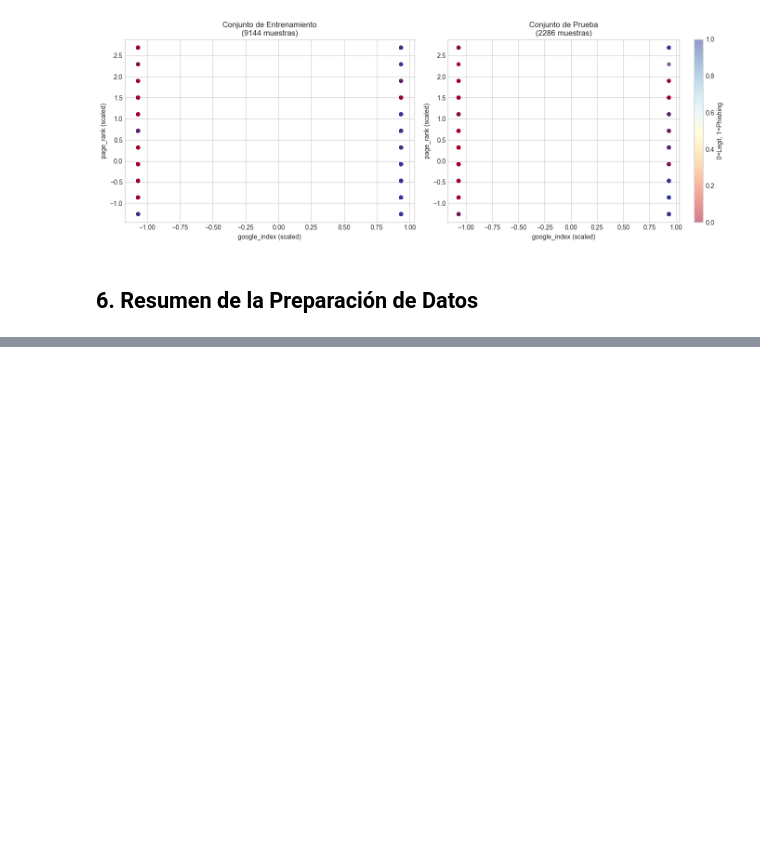
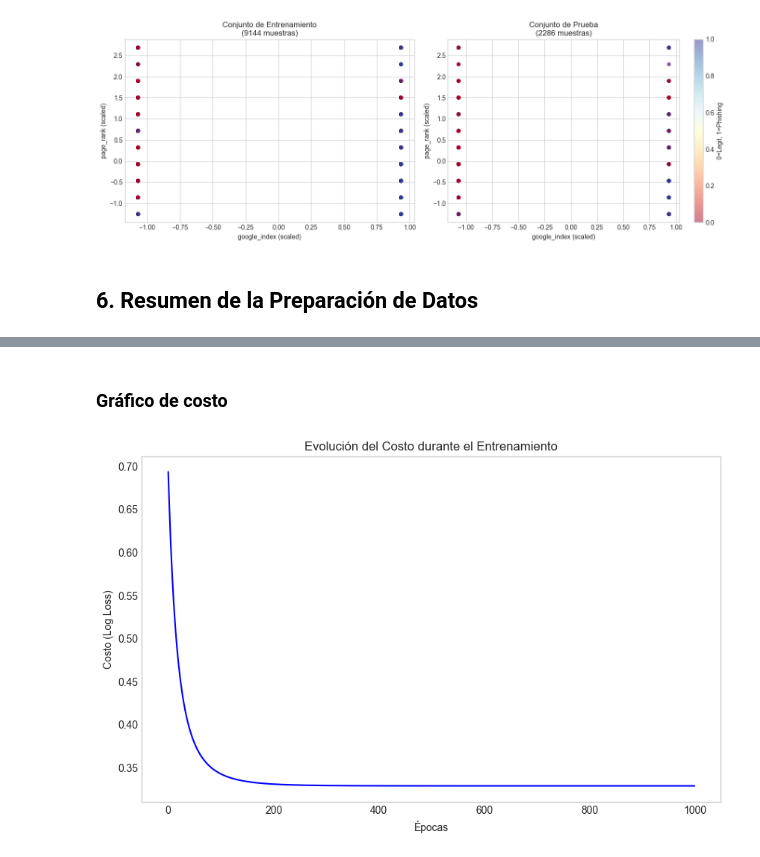
Before and after one commit to dlop6/IA, a Jupyter notebook: Tareas/Lab2.ipynb, the cells around one changed output, grey strips where cells are left out. Saved outputs shown, nothing was run; the diff lists cells and outputs as text; code cells hidden in the pictures; blank space fills up the shorter version.

```diff
--- a/Tareas/Lab2.ipynb
+++ b/Tareas/Lab2.ipynb
@@ -19,7 +19,7 @@ pd.set_option('display.max_columns', None)
 ## 1. Carga y Limpieza de Datos
 # %%
 # Cargar el dataset
-df = pd.read_csv('data/dataset_phishing.csv')
+df = pd.read_csv('dataset_phishing.csv')
 
 # Información básica del dataset
 print("=" * 60)
@@ -480,0 +536,18 @@ RESUMEN DE LA PREPARACIÓN DE DATOS
+# %% [markdown]
+### Gráfico de costo
+# %%
+learning_rate = 0.1
+epochs = 1000
+
+weight, bias, historic_loss = gradient_descent(X_train, y_train, learning_rate, epochs)
+
+
+plt.figure(figsize=(10, 6))
+plt.plot(range(epochs), historic_loss, color="blue")
+plt.xlabel("Épocas")
+plt.ylabel("Costo (Log Loss)")
+plt.title("Evolución del Costo durante el Entrenamiento")
+plt.grid()
+plt.show()
+# %% [output]
+[figure, added]
```
Also changed, not shown: parts of 11 cells of this notebook.
